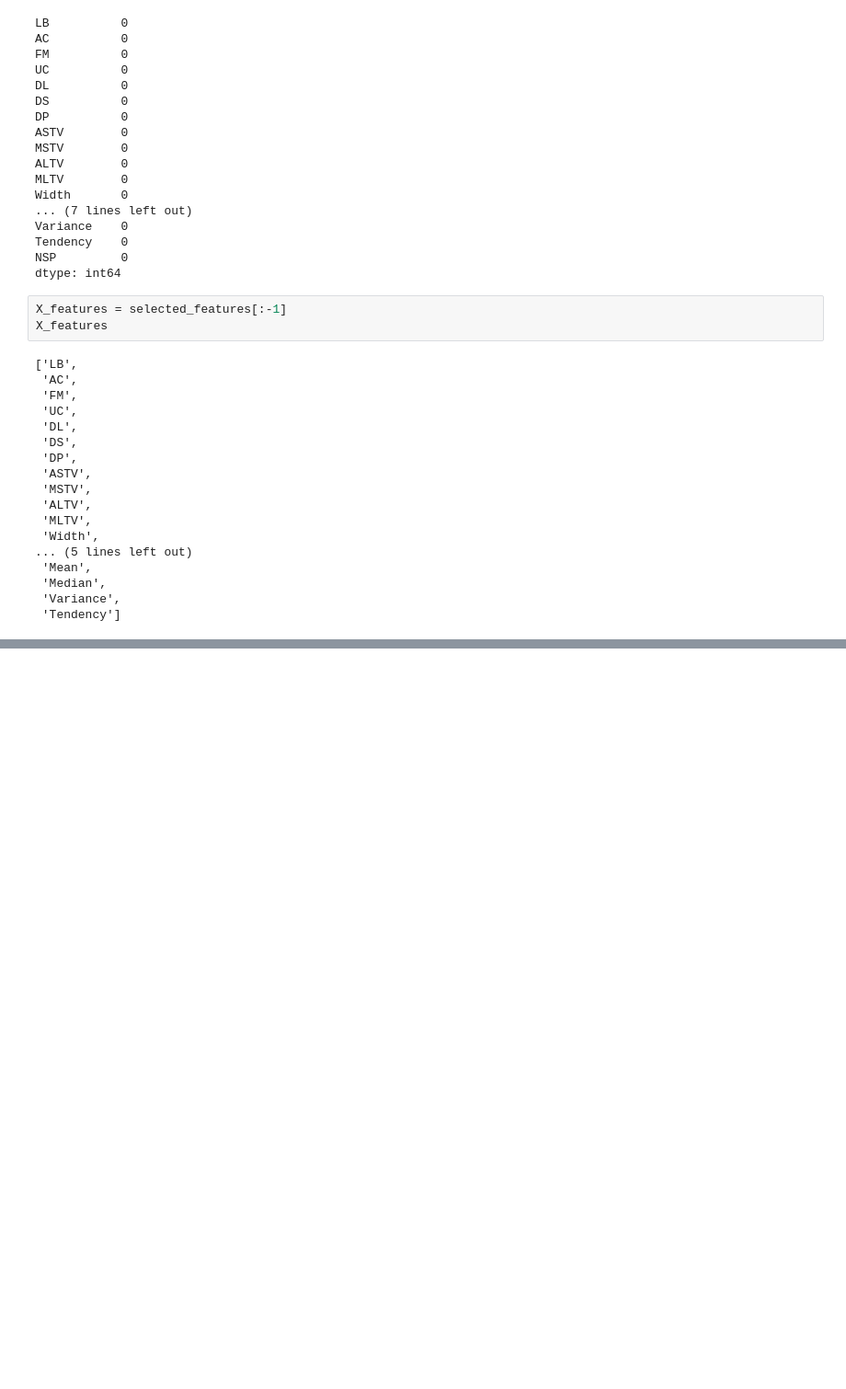
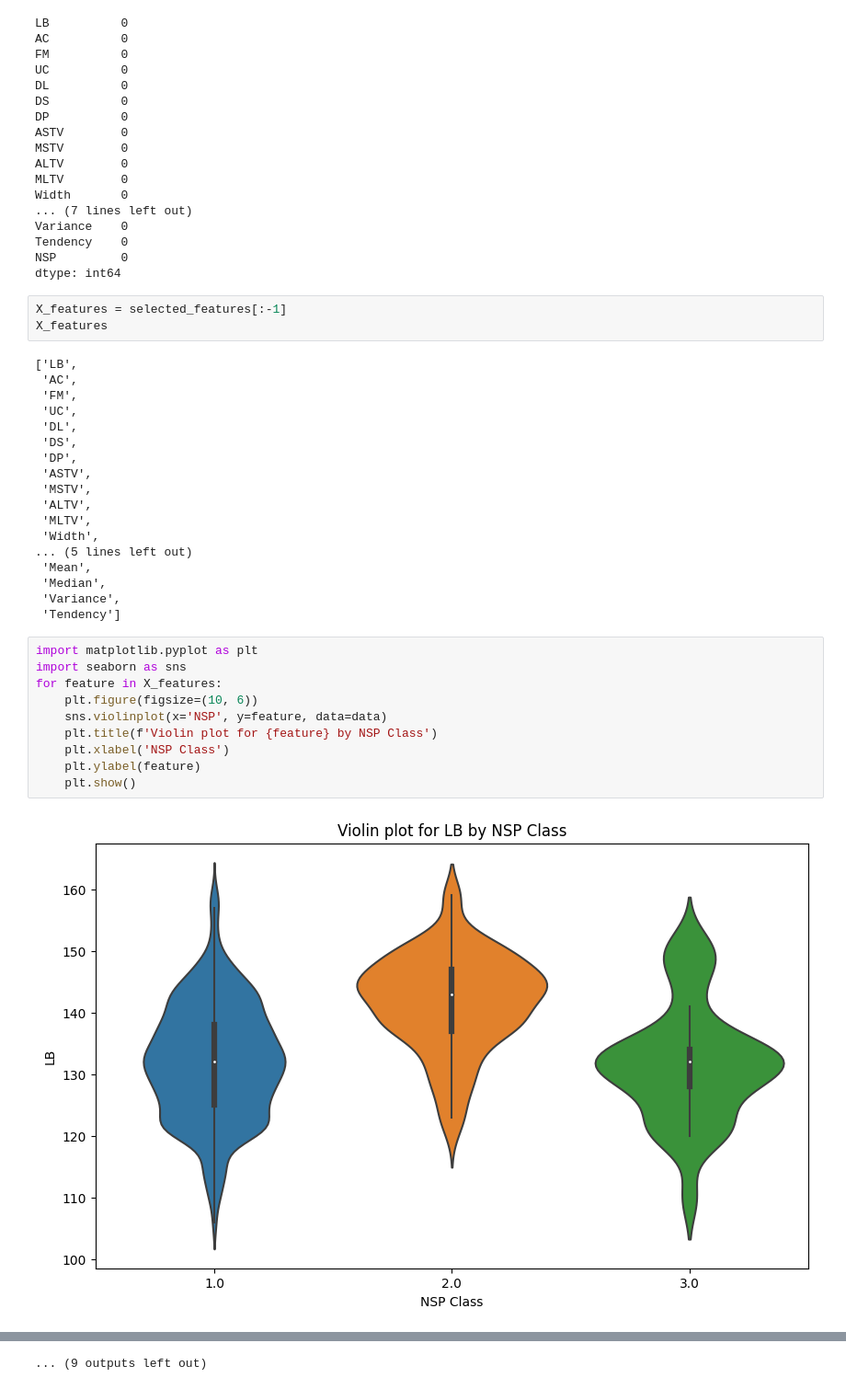
Before and after one commit to SergeyHSE/BaggingAndNLP.github.io, a Jupyter notebook: LogRegCardiotocography.ipynb, the cells around one changed output, grey strips where cells are left out. Shown at 92% size. Drawn from its saved outputs; the diff is of its cells as text; blank space fills up the shorter version.

```diff
--- a/LogRegCardiotocography.ipynb
+++ b/LogRegCardiotocography.ipynb
@@ -114,3 +116,15 @@ X_features
  'Median',
  'Variance',
  'Tendency']
+# %%
+import matplotlib.pyplot as plt
+import seaborn as sns
+for feature in X_features:
+    plt.figure(figsize=(10, 6))
+    sns.violinplot(x='NSP', y=feature, data=data)
+    plt.title(f'Violin plot for {feature} by NSP Class')
+    plt.xlabel('NSP Class')
+    plt.ylabel(feature)
+    plt.show()
+# %% [output]
+[figure, added]
@@ -116,0 +142 @@ X_features
+... (9 outputs left out)
```
Also changed, not shown: parts of 2 cells of this notebook.
